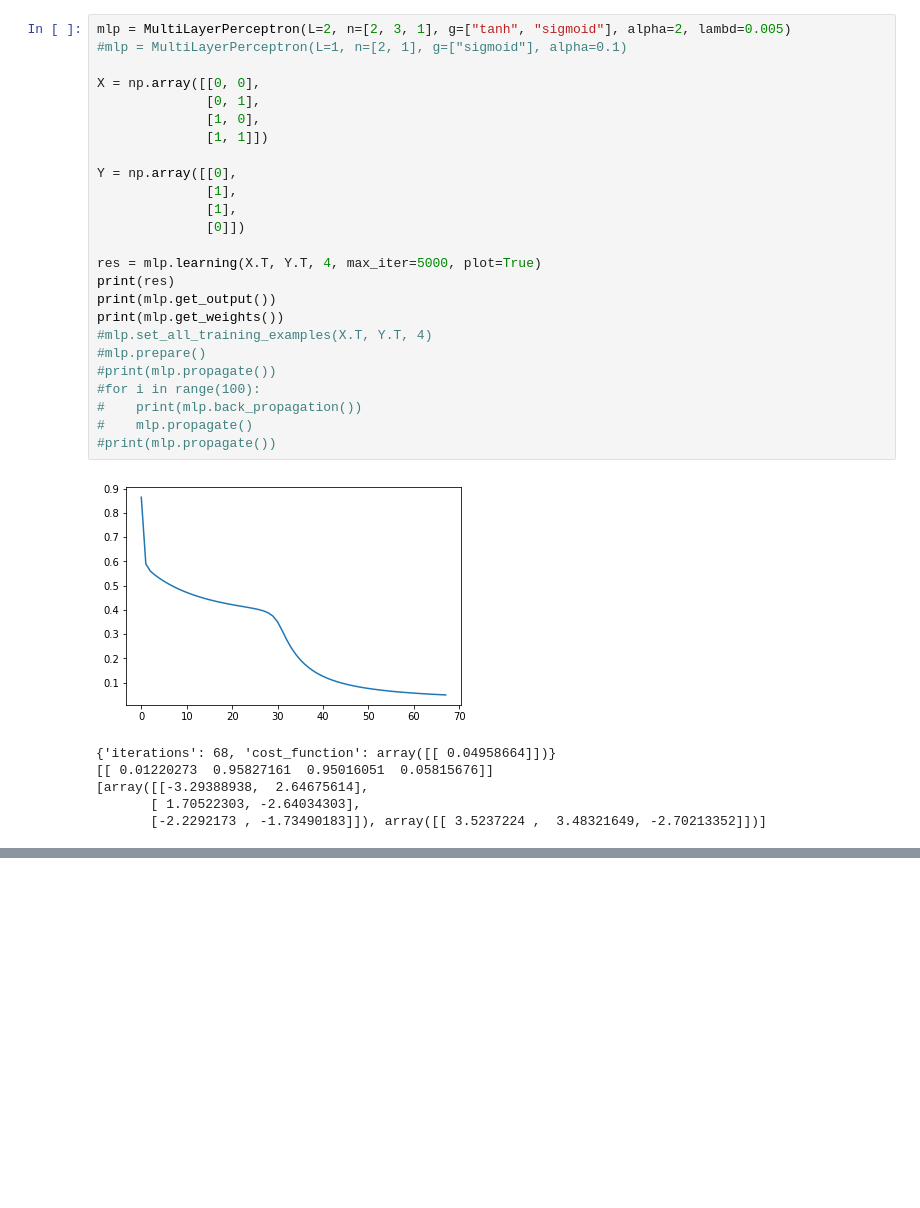
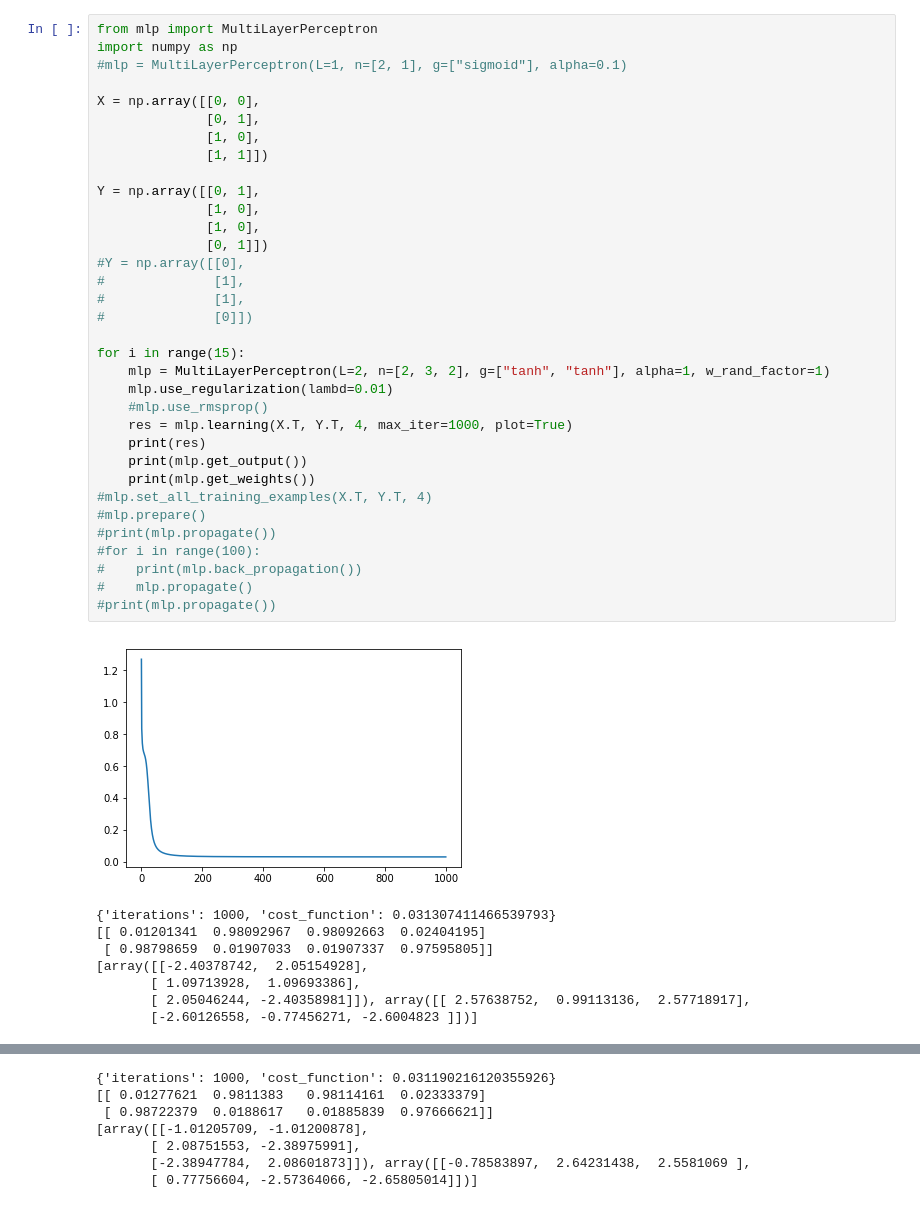
Before and after one commit to dadadel/MultiLayerPerceptron, a Jupyter notebook: mlp.ipynb, the cells around one changed output, grey strips where cells are left out. Drawn from its saved outputs; the diff is of its cells as text; blank space fills up the shorter version.

```diff
--- a/mlp.ipynb
+++ b/mlp.ipynb
@@ -251,32 +412,43 @@ class MultiLayerPerceptron(object):
 # %%
-mlp = MultiLayerPerceptron(L=2, n=[2, 3, 1], g=["tanh", "sigmoid"], alpha=2, lambd=0.005)
+from mlp import MultiLayerPerceptron
+import numpy as np
 #mlp = MultiLayerPerceptron(L=1, n=[2, 1], g=["sigmoid"], alpha=0.1)
 
 X = np.array([[0, 0],
               [0, 1],
               [1, 0],
               [1, 1]])
 
-Y = np.array([[0],
-              [1],
-              [1],
-              [0]])
+Y = np.array([[0, 1],
+              [1, 0],
+              [1, 0],
+              [0, 1]])
+#Y = np.array([[0],
+#              [1],
+#              [1],
+#              [0]])
 
-res = mlp.learning(X.T, Y.T, 4, max_iter=5000, plot=True)
-print(res)
-print(mlp.get_output())
-print(mlp.get_weights())
+for i in range(15):
+    mlp = MultiLayerPerceptron(L=2, n=[2, 3, 2], g=["tanh", "tanh"], alpha=1, w_rand_factor=1)
+    mlp.use_regularization(lambd=0.01)
+    #mlp.use_rmsprop()
+    res = mlp.learning(X.T, Y.T, 4, max_iter=1000, plot=True)
+    print(res)
+    print(mlp.get_output())
+    print(mlp.get_weights())
 #mlp.set_all_training_examples(X.T, Y.T, 4)
 #mlp.prepare()
 #print(mlp.propagate())
 #for i in range(100):
 #    print(mlp.back_propagation())
 #    mlp.propagate()
 #print(mlp.propagate())
 # %% [output]
-[figure, old version]
+[figure, new version]
-{'iterations': 68, 'cost_function': array([[ 0.04958664]])}
-[[ 0.01220273  0.95827161  0.95016051  0.05815676]]
-[array([[-3.29388938,  2.64675614],
-       [ 1.70522303, -2.64034303],
-       [-2.2292173 , -1.73490183]]), array([[ 3.5237224 ,  3.48321649, -2.70213352]])]
+{'iterations': 1000, 'cost_function': 0.031307411466539793}
+[[ 0.01201341  0.98092967  0.98092663  0.02404195]
+ [ 0.98798659  0.01907033  0.01907337  0.97595805]]
+[array([[-2.40378742,  2.05154928],
+       [ 1.09713928,  1.09693386],
+       [ 2.05046244, -2.40358981]]), array([[ 2.57638752,  0.99113136,  2.57718917],
+       [-2.60126558, -0.77456271, -2.6004823 ]])]
@@ -282,0 +456,7 @@ print(mlp.get_weights())
+{'iterations': 1000, 'cost_function': 0.031190216120355926}
+[[ 0.01277621  0.9811383   0.98114161  0.02333379]
+ [ 0.98722379  0.0188617   0.01885839  0.97666621]]
+[array([[-1.01205709, -1.01200878],
+       [ 2.08751553, -2.38975991],
+       [-2.38947784,  2.08601873]]), array([[-0.78583897,  2.64231438,  2.5581069 ],
+       [ 0.77756604, -2.57364066, -2.65805014]])]
```
Also changed, not shown: parts of 13 cells of this notebook.
